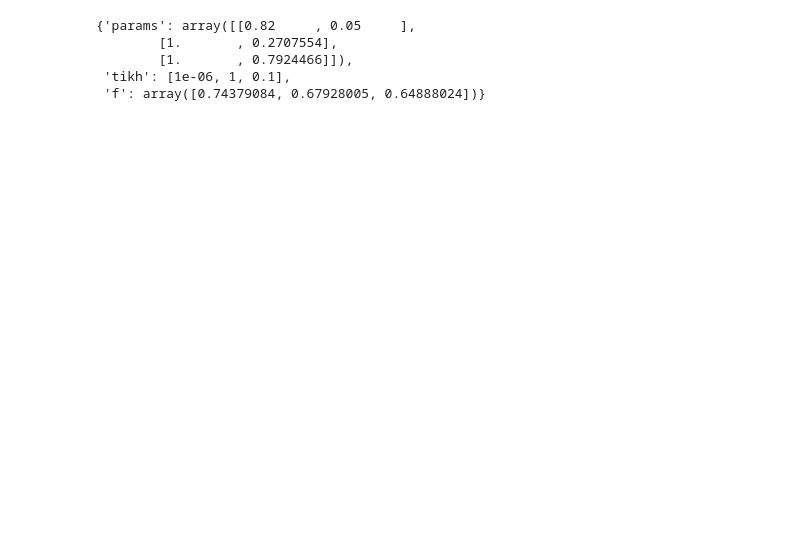
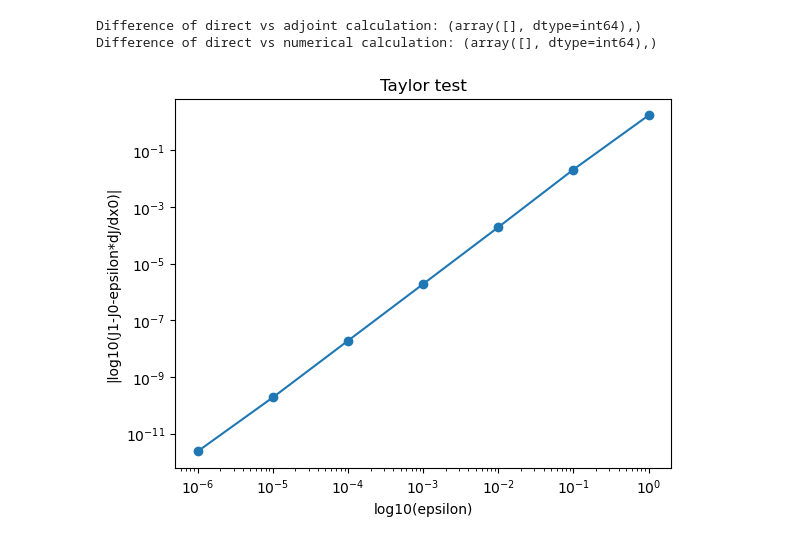
Before and after one commit to MagriLab/Adjoint-ESN, a Jupyter notebook: src/run.ipynb, the cells around one changed output. Cells and saved outputs as stored; diff of their text form; code cells hidden in the pictures; blank space fills up the shorter version.

Commit message:
Adjoint calculations

```diff
--- a/src/run.ipynb
+++ b/src/run.ipynb
@@ -184,8 +210,0 @@ min_dict = validate(n_grid, grid_range, param_names, param_scales,
-# %%
-min_dict
-# %% [output]
-{'params': array([[0.82     , 0.05     ],
-        [1.       , 0.2707554],
-        [1.       , 0.7924466]]),
- 'tikh': [1e-06, 1, 0.1],
- 'f': array([0.74379084, 0.67928005, 0.64888024])}
@@ -205,0 +279,8 @@ min_dict
+# %%
+# calculate gradient for a timeseries, adjoint method
+# time averaged objective
+v_prev = 2*X_pred_train[N-1,:]
+for i in np.arange(N-1,0,-1):
+    v = np.dot(my_ESN.jac(X_pred_train[i,:]).toarray().T,v_prev)+2*X_pred_train[i-1,:].T
+    v_prev = v
+dJ_dx_0_adj = (1/N)*v
@@ -205,0 +303,44 @@ min_dict
+# %%
+# calculate gradient for a timeseries, numerical method
+# time averaged objective
+x_0 = X_pred_train[0,:]
+h = 1e-5
+dJ_dx_0_num = np.zeros((my_ESN.N_reservoir))
+for i in range(my_ESN.N_reservoir):
+    x_0_left = x_0.copy()
+    x_0_left[i] -= h
+    x_0_right = x_0.copy()
+    x_0_right[i] += h
+    X_left, _ = my_ESN.closed_loop(x_0_left, N-1)
+    X_right, _ =  my_ESN.closed_loop(x_0_right, N-1)
+    J_left = np.mean(np.sum(X_left**2, axis = 1))
+    J_right = np.mean(np.sum(X_right**2, axis = 1))
+    dJ_dx_0_num[i] = (J_right-J_left)/(2*h)
+# %%
+print("Difference of direct vs adjoint calculation:", np.where(np.abs(dJ_dx_0 - dJ_dx_0_adj) > 1e-12))
+print("Difference of direct vs numerical calculation:", np.where(np.abs(dJ_dx_0 - dJ_dx_0_num) > 1e-5))
+# %% [output]
+Difference of direct vs adjoint calculation: (array([], dtype=int64),)
+Difference of direct vs numerical calculation: (array([], dtype=int64),)
+# %%
+# Taylor test
+epsilon_list = [1,1e-1,1e-2,1e-3,1e-4,1e-5,1e-6]
+J_0 = np.mean(np.sum(X_pred_train[:N,:]**2, axis = 1))
+taylor = np.zeros((len(epsilon_list),my_ESN.N_reservoir))
+for epsilon_idx, epsilon in enumerate(epsilon_list):
+    for i in range(my_ESN.N_reservoir):
+        x_0_right = x_0.copy()
+        x_0_right[i] += epsilon
+        X_right, _ =  my_ESN.closed_loop(x_0_right, N-1)
+        J_1 = np.mean(np.sum(X_right**2, axis = 1))
+        taylor[epsilon_idx, i] = J_1-J_0-epsilon*dJ_dx_0_adj[i]
+# %%
+plt.plot(epsilon_list,np.abs(taylor[:,0]),'o-')
+plt.xlabel("log10(epsilon)")
+plt.ylabel("|log10(J1-J0-epsilon*dJ/dx0)|")
+plt.xscale("log")
+plt.yscale("log")
+plt.title("Taylor test")
+plt.show()
+# %% [output]
+[figure, added]
```
Also changed, not shown: parts of 19 cells of this notebook, 4 other files.
